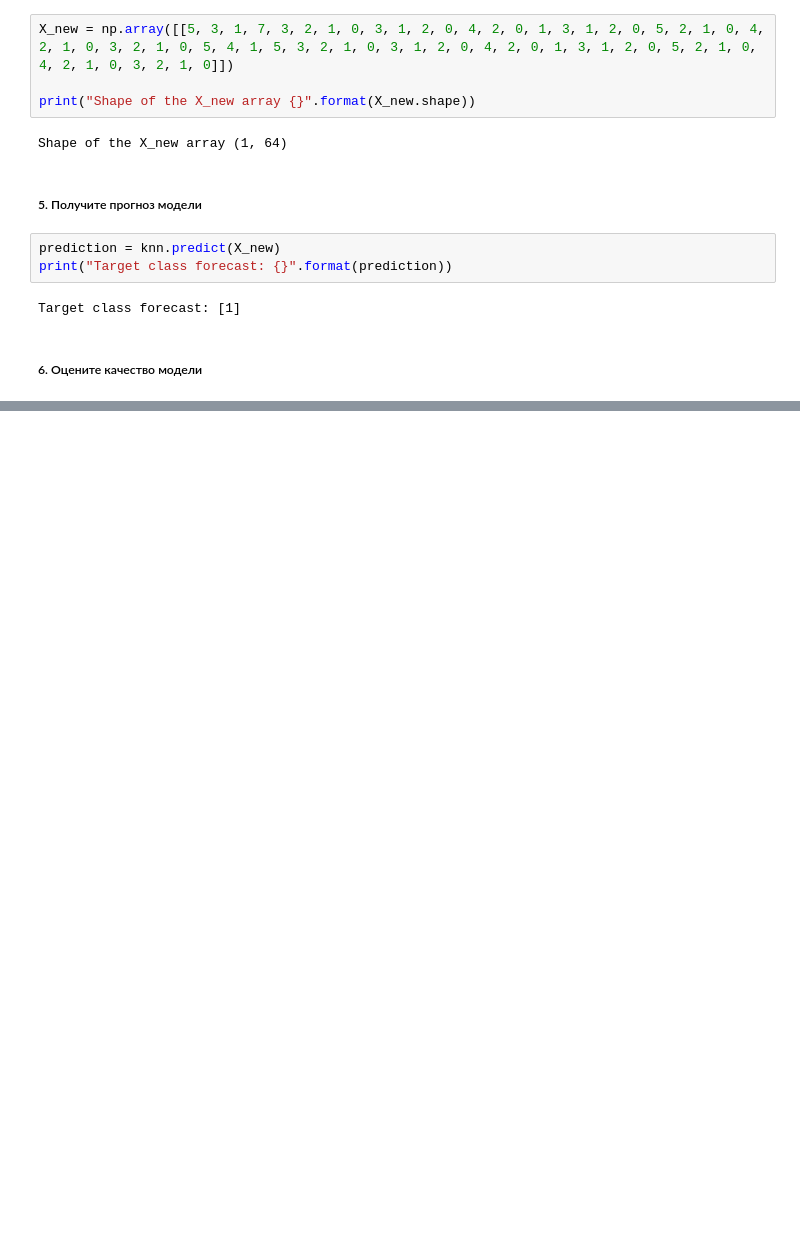
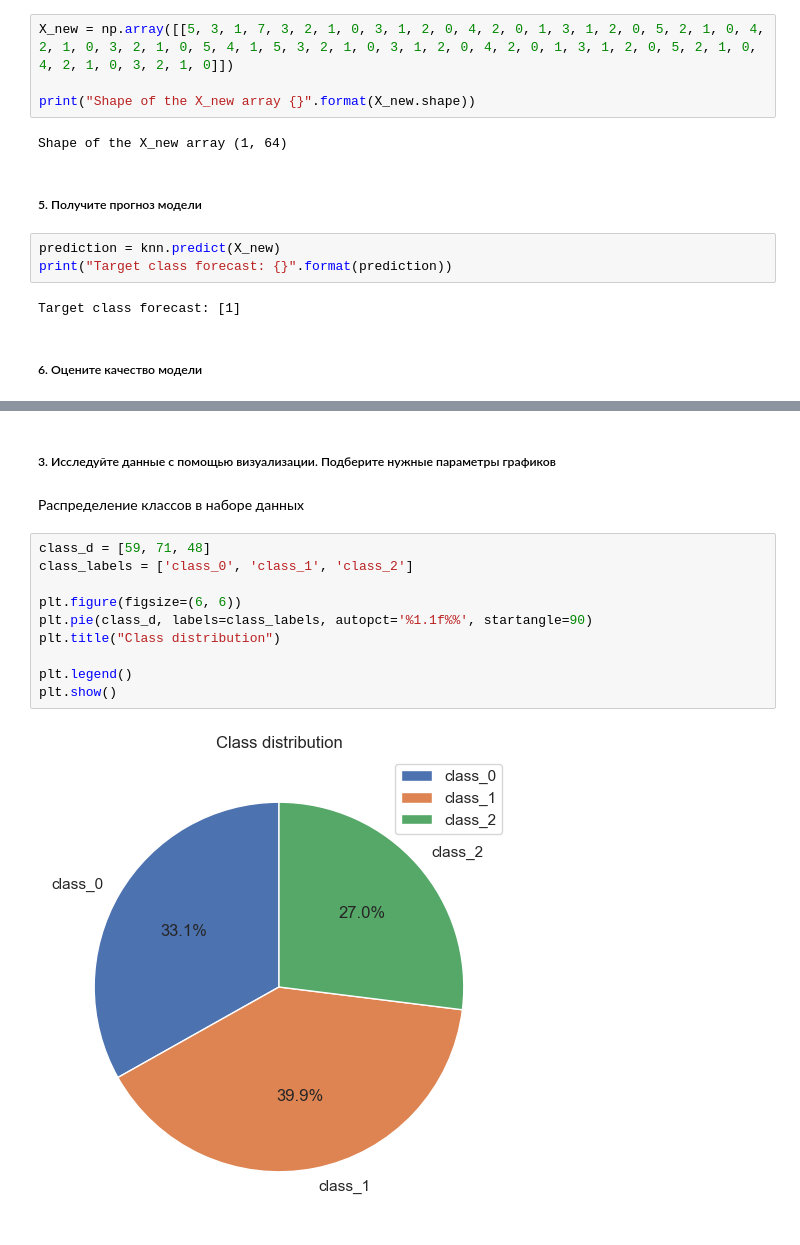
Before and after one commit to ayanasgba/big_data_labs, a Jupyter notebook: labWork4/lab4_Sagynbekova.ipynb, the cells around one changed output, grey strips where cells are left out. Cells and saved outputs as stored; diff of their text form; blank space fills up the shorter version.

```diff
--- a/labWork4/lab4_Sagynbekova.ipynb
+++ b/labWork4/lab4_Sagynbekova.ipynb
@@ -249,0 +413,16 @@ print("Hello")
+# %% [markdown]
+<h5> 3. Исследуйте данные с помощью визуализации. Подберите нужные параметры графиков </h5>
+# %% [markdown]
+Распределение классов в наборе данных
+# %%
+class_d = [59, 71, 48]
+class_labels = ['class_0', 'class_1', 'class_2']
+
+plt.figure(figsize=(6, 6))
+plt.pie(class_d, labels=class_labels, autopct='%1.1f%%', startangle=90)
+plt.title("Class distribution")
+
+plt.legend()
+plt.show()
+# %% [output]
+[figure, added]
```
Also changed, not shown: parts of 52 cells of this notebook.
